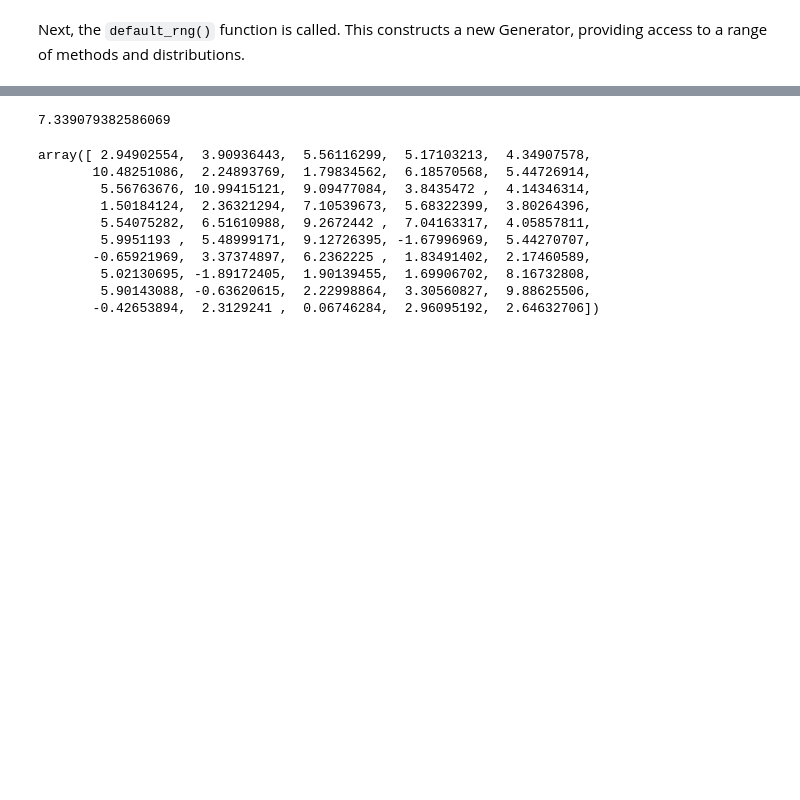
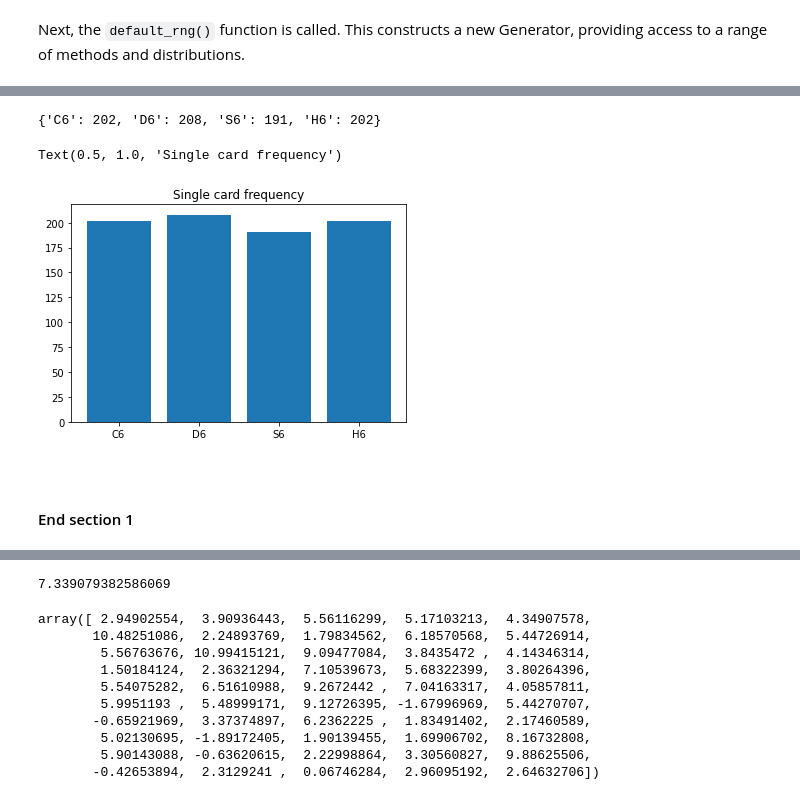
Before and after one commit to colm-o-caoimh/NumpyRandom, a Jupyter notebook: Assignment2020.ipynb, the cells around one changed output, grey strips where cells are left out. Cells and saved outputs as stored; diff of their text form; code cells hidden in the pictures; blank space fills up the shorter version.

```diff
--- a/Assignment2020.ipynb
+++ b/Assignment2020.ipynb
@@ -429,0 +140,15 @@ Using the numpy.random package, we can draw random samples from a normal distrib
+# %%
+def card_pick(card_list):
+
+    """
+    This function counts the number of test cards in the card_list
+    """
+
+    test_cards = ['H6', 'S6', 'C6', 'D6']
+    compare_cards = []
+    for card in card_list:
+        for i in range(len(test_cards)):
+            if test_cards[i] == card:
+                compare_cards.append(test_cards[i])
+    compare_cards_dict = counts(compare_cards)
+    return compare_cards_dict
@@ -429,0 +209,16 @@ Using the numpy.random package, we can draw random samples from a normal distrib
+# %%
+# Output cards_dict. Note the value of each card at approx. 193 or 10,000/52
+print(cards_dict)
+# %% [output]
+{'C6': 202, 'D6': 208, 'S6': 191, 'H6': 202}
+# %%
+# Output single card frequency on a bar chart to view uniform distribution
+plt.bar(list(cards_dict.keys()), cards_dict.values())
+plt.title("Single card frequency")
+# %% [output]
+Text(0.5, 1.0, 'Single card frequency')
+[figure, added]
+# %% [markdown]
+<br>
+
+#### End section 1
```
Also changed, not shown: parts of 106 cells of this notebook.
